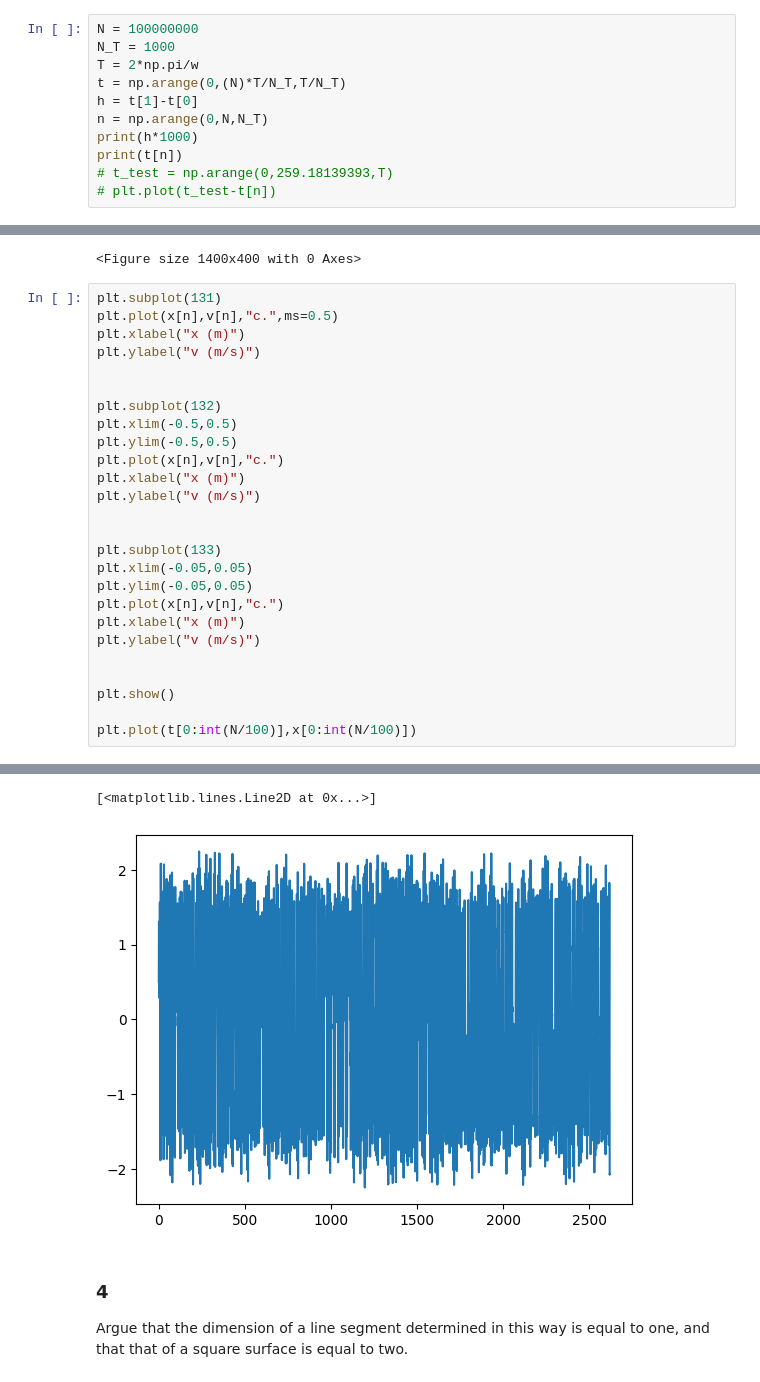
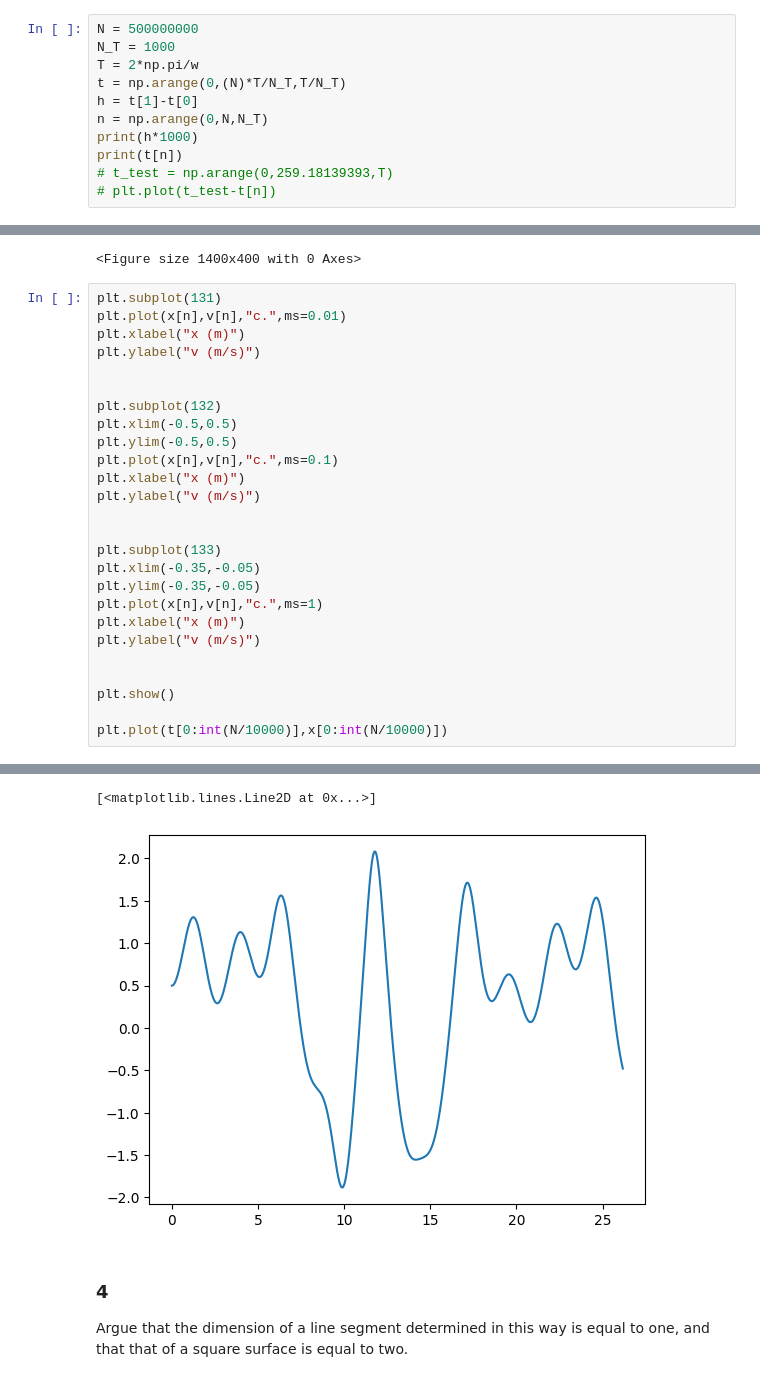
Before and after one commit to Danielle-06/Duffing-oscillator, a Jupyter notebook: Main analysis.ipynb, the cells around one changed output, grey strips where cells are left out. Drawn from its saved outputs; the diff is of its cells as text.

```diff
--- a/Main analysis.ipynb
+++ b/Main analysis.ipynb
@@ -168,7 +168,7 @@ N(b) ∼ b−Df,
 and the exponent Df is called the dimension. When this number is not an integer, we call the
 dimension, and the corresponding structure, fractal.
 # %%
-N = 100000000
+N = 500000000
 N_T = 1000
 T = 2*np.pi/w
 t = np.arange(0,(N)*T/N_T,T/N_T)
@@ -200,7 +200,7 @@ for i in range(1,N):
 <Figure size 1400x400 with 0 Axes>
 # %%
 plt.subplot(131)
-plt.plot(x[n],v[n],"c.",ms=0.5)
+plt.plot(x[n],v[n],"c.",ms=0.01)
 plt.xlabel("x (m)")
 plt.ylabel("v (m/s)")
 
@@ -208,20 +208,20 @@ plt.ylabel("v (m/s)")
 plt.subplot(132)
 plt.xlim(-0.5,0.5)
 plt.ylim(-0.5,0.5)
-plt.plot(x[n],v[n],"c.")
+plt.plot(x[n],v[n],"c.",ms=0.1)
 plt.xlabel("x (m)")
 plt.ylabel("v (m/s)")
 
 
 plt.subplot(133)
-plt.xlim(-0.05,0.05)
-plt.ylim(-0.05,0.05)
-plt.plot(x[n],v[n],"c.")
+plt.xlim(-0.35,-0.05)
+plt.ylim(-0.35,-0.05)
+plt.plot(x[n],v[n],"c.",ms=1)
 plt.xlabel("x (m)")
 plt.ylabel("v (m/s)")
 
 
 plt.show()
 
-plt.plot(t[0:int(N/100)],x[0:int(N/100)])
+plt.plot(t[0:int(N/10000)],x[0:int(N/10000)])
 # %% [output]
@@ -229,5 +229,5 @@ plt.plot(t[0:int(N/100)],x[0:int(N/100)])
 [<matplotlib.lines.Line2D at 0x...>]
-[figure, old version]
+[figure, new version]
 # %% [markdown]
 ### 4
 
```
Also changed, not shown: parts of 2 cells of this notebook.
